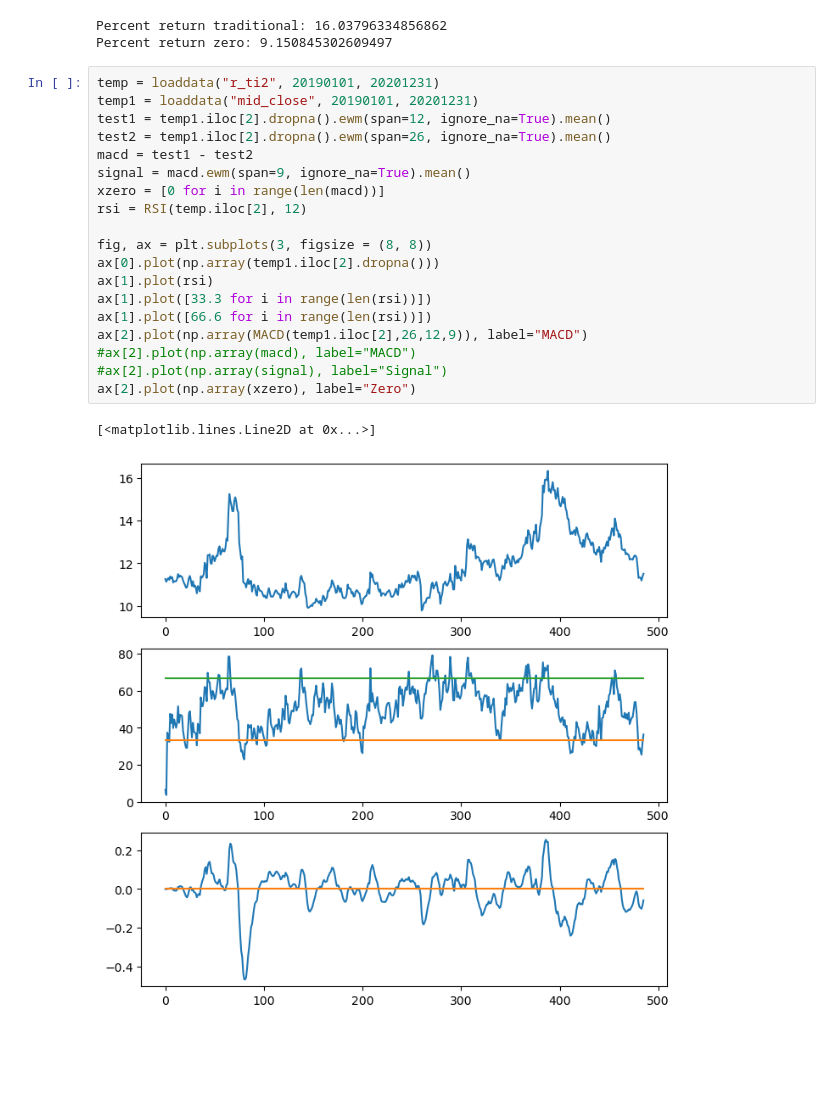
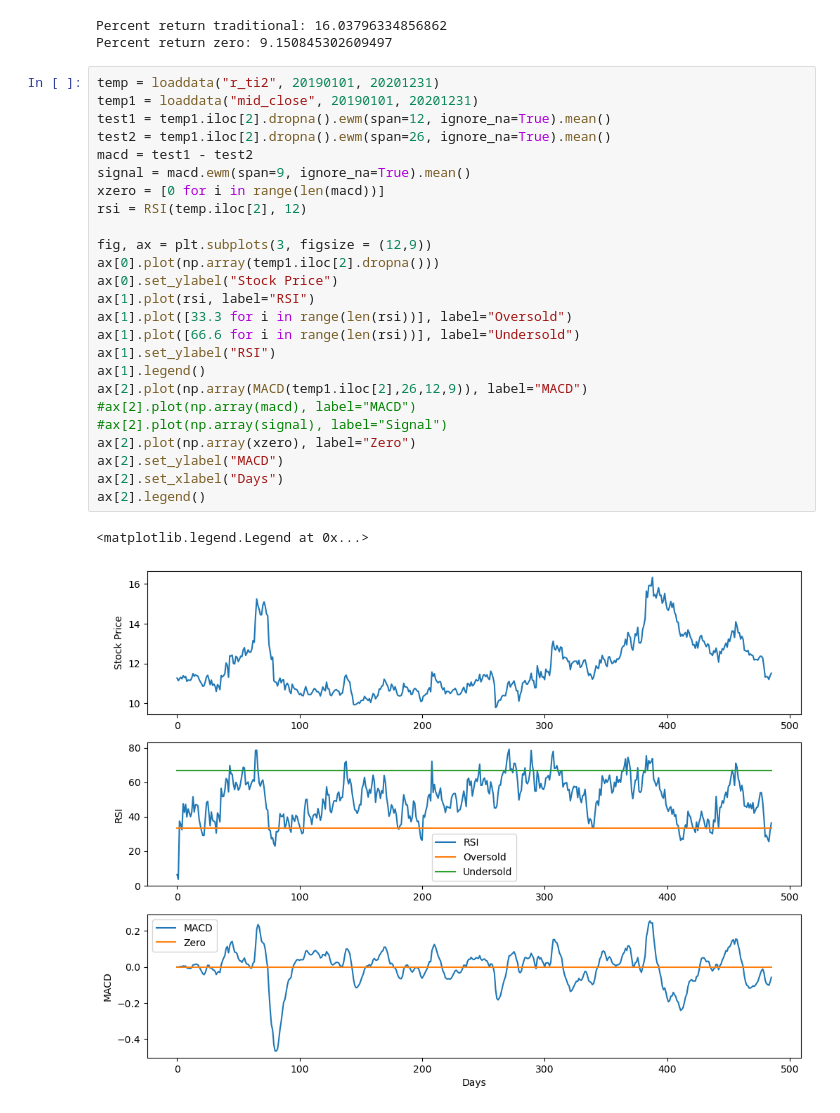
Before and after one commit to a1kyritsis/flipr, a Jupyter notebook: retreaval.ipynb, the cells around one changed output. Drawn from its saved outputs; the diff is of its cells as text; blank space fills up the shorter version.

Commit message:
Fix Graph

```diff
--- a/retreaval.ipynb
+++ b/retreaval.ipynb
@@ -189,22 +189,28 @@ Percent return zero: 9.150845302609497
 # %%
 temp = loaddata("r_ti2", 20190101, 20201231)
 temp1 = loaddata("mid_close", 20190101, 20201231)
 test1 = temp1.iloc[2].dropna().ewm(span=12, ignore_na=True).mean()
 test2 = temp1.iloc[2].dropna().ewm(span=26, ignore_na=True).mean()
 macd = test1 - test2
 signal = macd.ewm(span=9, ignore_na=True).mean()
 xzero = [0 for i in range(len(macd))]
 rsi = RSI(temp.iloc[2], 12)
 
-fig, ax = plt.subplots(3, figsize = (8, 8))
+fig, ax = plt.subplots(3, figsize = (12,9))
 ax[0].plot(np.array(temp1.iloc[2].dropna()))
-ax[1].plot(rsi)
-ax[1].plot([33.3 for i in range(len(rsi))])
-ax[1].plot([66.6 for i in range(len(rsi))])
+ax[0].set_ylabel("Stock Price")
+ax[1].plot(rsi, label="RSI")
+ax[1].plot([33.3 for i in range(len(rsi))], label="Oversold")
+ax[1].plot([66.6 for i in range(len(rsi))], label="Undersold")
+ax[1].set_ylabel("RSI")
+ax[1].legend()
 ax[2].plot(np.array(MACD(temp1.iloc[2],26,12,9)), label="MACD")
 #ax[2].plot(np.array(macd), label="MACD")
 #ax[2].plot(np.array(signal), label="Signal")
 ax[2].plot(np.array(xzero), label="Zero")
+ax[2].set_ylabel("MACD")
+ax[2].set_xlabel("Days")
+ax[2].legend()
 # %% [output]
-[<matplotlib.lines.Line2D at 0x...>]
+<matplotlib.legend.Legend at 0x...>
-[figure, old version]
+[figure, new version]
```
